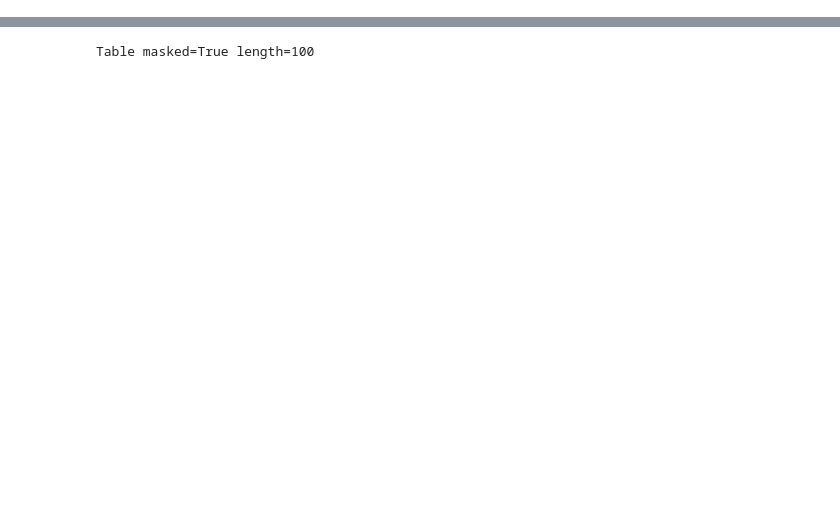
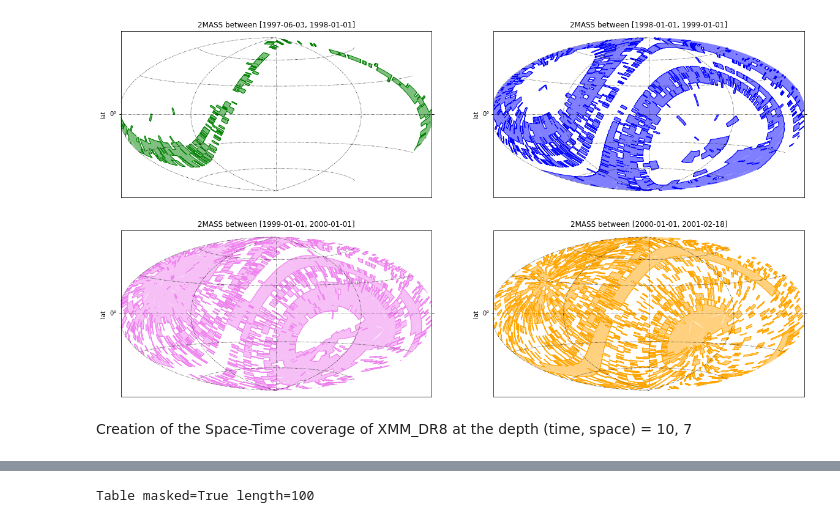
Before and after one commit to cds-astro/mocpy, a Jupyter notebook: notebooks/Space & Time coverages.ipynb, the cells around one changed output, grey strips where cells are left out. Cells and saved outputs as stored; diff of their text form; code cells hidden in the pictures; blank space fills up the shorter version.

```diff
--- a/notebooks/Space & Time coverages.ipynb
+++ b/notebooks/Space & Time coverages.ipynb
@@ -56 +58,68 @@ WARNING: W27: None:39:2: W27: COOSYS deprecated in VOTable 1.2 [astropy.io.votab
+# %%
+times = [("1997-06-03", "1998-01-01"),
+         ("1998-01-01", "1999-01-01"),
+         ("1999-01-01", "2000-01-01"),
+         ("2000-01-01", "2001-02-18")]
+
+import matplotlib.pyplot as plt
+fig = plt.figure(figsize=(20, 11))
+
+with WCS(fig,
+         fov=320 * u.deg,
+         center=SkyCoord(0, 0, unit='deg', frame='galactic'),
+         coordsys="galactic",
+         rotation=Angle(0, u.degree),
+         projection="AIT") as wcs:
+    time_range = Time([times[0]], format='iso', scale='tdb')
+
+    ax = fig.add_subplot(221, projection=wcs)
+    moc_2mass = two_mass.project_on_second_dimension(time_range)
+    ax.grid(color="black", linestyle="dotted")
+    ax.set_title('2MASS between [%s, %s]' % (times[0][0], times[0][1]))
+    ax.set_xlabel('lon')
+    ax.set_ylabel('lat')
+    # Call fill with a matplotlib axe and the `~astropy.wcs.WCS` wcs object.
+    moc_2mass.fill(ax=ax, wcs=wcs, alpha=0.5, fill=True, linewidth=0, color="green")
+    moc_2mass.border(ax=ax, wcs=wcs, linewidth=1, color="green")
+
+    time_range = Time([times[1]], format='iso', scale='tdb')
+    ax = fig.add_subplot(222, projection=wcs)
+    moc_2mass = two_mass.project_on_second_dimension(time_range)
+    ax.grid(color="black", linestyle="dotted")
+    ax.set_title('2MASS between [%s, %s]' % (times[1][0], times[1][1]))
+    ax.set_xlabel('lon')
+    ax.set_ylabel('lat')
+    ax.set_clip_on(True)
+    # Call fill with a matplotlib axe and the `~astropy.wcs.WCS` wcs object.
+    moc_2mass.fill(ax=ax, wcs=wcs, alpha=0.5, fill=True, linewidth=0, color="b")
+    moc_2mass.border(ax=ax, wcs=wcs, linewidth=1, color="b")
+
+    time_range = Time([times[2]], format='iso', scale='tdb')
+    ax = fig.add_subplot(223, projection=wcs)
+    moc_2mass = two_mass.project_on_second_dimension(time_range)
+    ax.grid(color="black", linestyle="dotted")
+    ax.set_title('2MASS between [%s, %s]' % (times[2][0], times[2][1]))
+    ax.set_xlabel('lon')
+    ax.set_ylabel('lat')
+    # Call fill with a matplotlib axe and the `~astropy.wcs.WCS` wcs object.
+    moc_2mass.fill(ax=ax, wcs=wcs, alpha=0.5, linewidth=0, fill=True, color="violet")
+    moc_2mass.border(ax=ax, wcs=wcs, linewidth=1, color="violet")
+
+    time_range = Time([times[3]], format='iso', scale='tdb')
+    ax = fig.add_subplot(224, projection=wcs)
+    moc_2mass = two_mass.project_on_second_dimension(time_range)
+    ax.grid(color="black", linestyle="dotted")
+    ax.set_title('2MASS between [%s, %s]' % (times[3][0], times[3][1]))
+    ax.set_xlabel('lon')
+    ax.set_ylabel('lat')
+    # Call fill with a matplotlib axe and the `~astropy.wcs.WCS` wcs object.
+    moc_2mass.fill(ax=ax, wcs=wcs, alpha=0.5, linewidth=0, fill=True, color="orange")
+    moc_2mass.border(ax=ax, wcs=wcs, linewidth=1, color="orange", alpha=1)
+
+plt.savefig('2mass_through_times.png')
+#plt.show()
+# %% [output]
+[figure, added]
+# %% [markdown]
+Creation of the Space-Time coverage of XMM_DR8 at the depth (time, space) = 10, 7
 # %%
```
Also changed, not shown: parts of 20 cells of this notebook.
